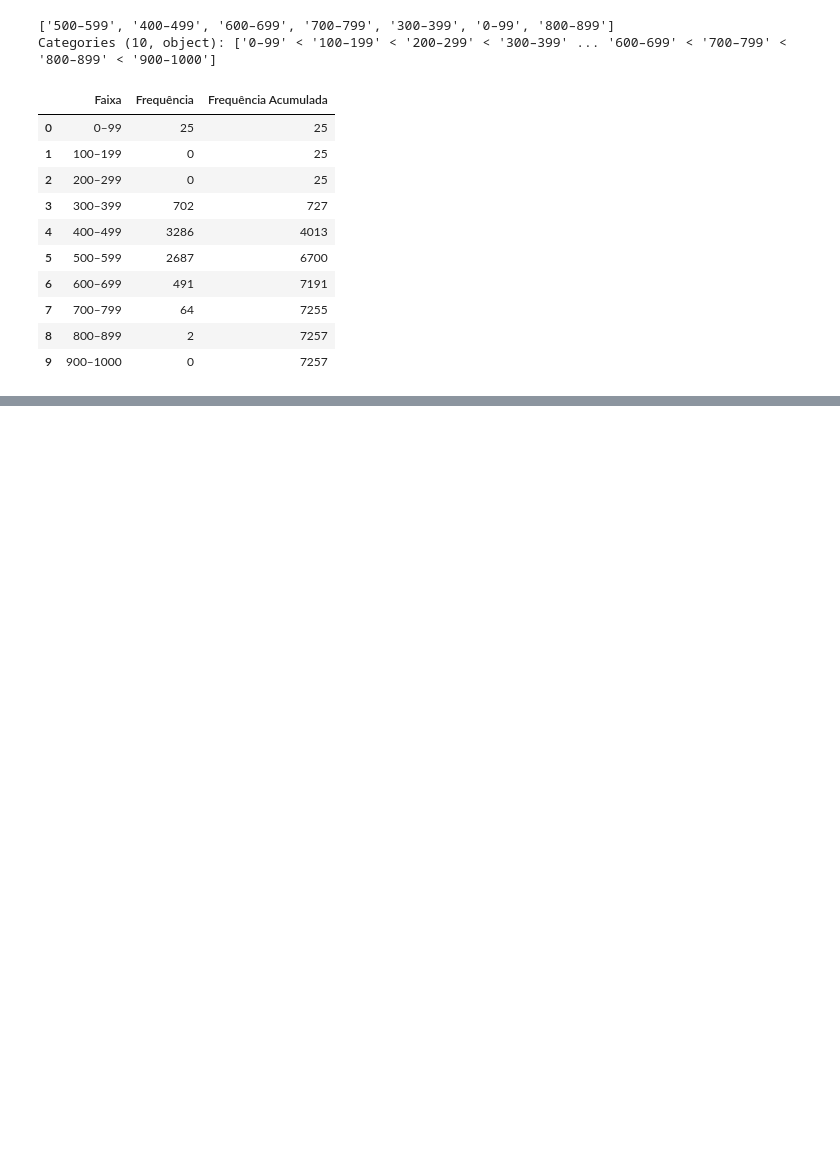
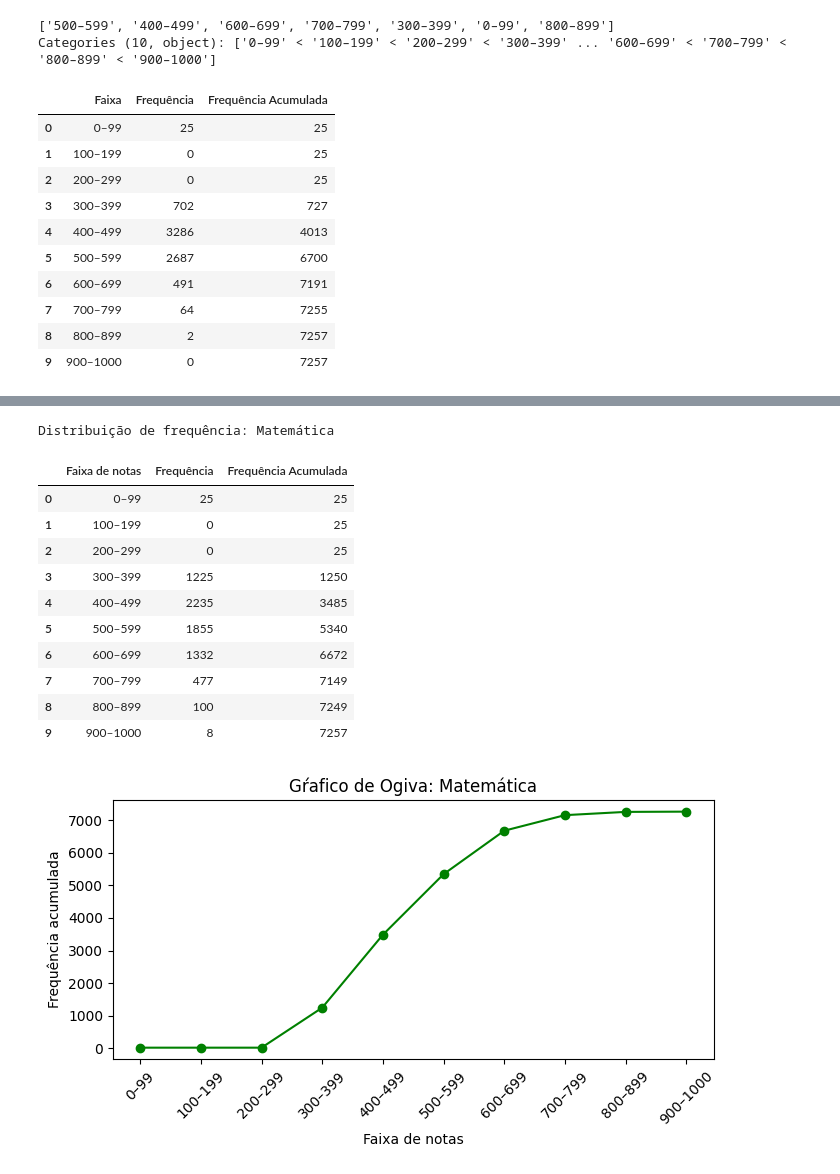
Before and after one commit to An4PDM/Data-Analysis-of-ENEM, a Jupyter notebook: notebooks/class_distribution.ipynb, the cells around one changed output, grey strips where cells are left out. Saved outputs shown, nothing was run; the diff lists cells and outputs as text; code cells hidden in the pictures; blank space fills up the shorter version.

Commit message:
notabooks: data class distribution

```diff
--- a/notebooks/class_distribution.ipynb
+++ b/notebooks/class_distribution.ipynb
@@ -63,0 +91,49 @@ distribuicao_de_frequencia
+# %%
+# Função para gerar tabela de distribuição de frequência e gráfico de ogiva
+def frequencia_e_ogiva (col, titulo):
+
+    bins = [0,100,200,300,400,500,600,700,800,900,1001] # limites das classes
+    labels = ['0–99', '100–199', '200–299', '300–399', '400–499','500–599', '600–699', '700–799', '800–899', '900–1000']
+
+    # Gerando faixa de classes
+    df['Faixa'] = pd.cut(df[col], bins=bins, labels=labels, include_lowest=True, right=False)
+
+    # Cálculo de frequência
+    freq = df['Faixa'].value_counts(sort=False)
+    freq_acumulada = freq.cumsum()
+
+    # Tabela de frequência
+    tabela = pd.DataFrame({
+        'Faixa de notas': freq.index,
+        'Frequência': freq.values,
+        'Frequência Acumulada': freq_acumulada.values
+    })
+
+    # Exibindo a tabela
+    print(f'Distribuição de frequência: {titulo}')
+    display(tabela)
+
+    #Exibindo o gráfico de ogiva
+    plt.figure(figsize=(7,4))
+    plt.plot(tabela['Faixa de notas'], tabela['Frequência Acumulada'], marker='o', color='green')
+    plt.title(f'Gŕafico de Ogiva: {titulo}')
+    plt.xlabel('Faixa de notas')
+    plt.ylabel('Frequência acumulada')
+    plt.xticks(rotation=45) # Angulo da Faixa de notas
+    plt.tight_layout()
+# %%
+frequencia_e_ogiva('NU_NOTA_MT', 'Matemática')
+# %% [output]
+Distribuição de frequência: Matemática
+|  | Faixa de notas | Frequência | Frequência Acumulada |
+| 0 | 0–99 | 25 | 25 |
+| 1 | 100–199 | 0 | 25 |
+| 2 | 200–299 | 0 | 25 |
+| 3 | 300–399 | 1225 | 1250 |
+| 4 | 400–499 | 2235 | 3485 |
+| 5 | 500–599 | 1855 | 5340 |
+| 6 | 600–699 | 1332 | 6672 |
+| 7 | 700–799 | 477 | 7149 |
+| 8 | 800–899 | 100 | 7249 |
+| 9 | 900–1000 | 8 | 7257 |
+[figure, added]
```
Also changed, not shown: parts of 7 cells of this notebook.
